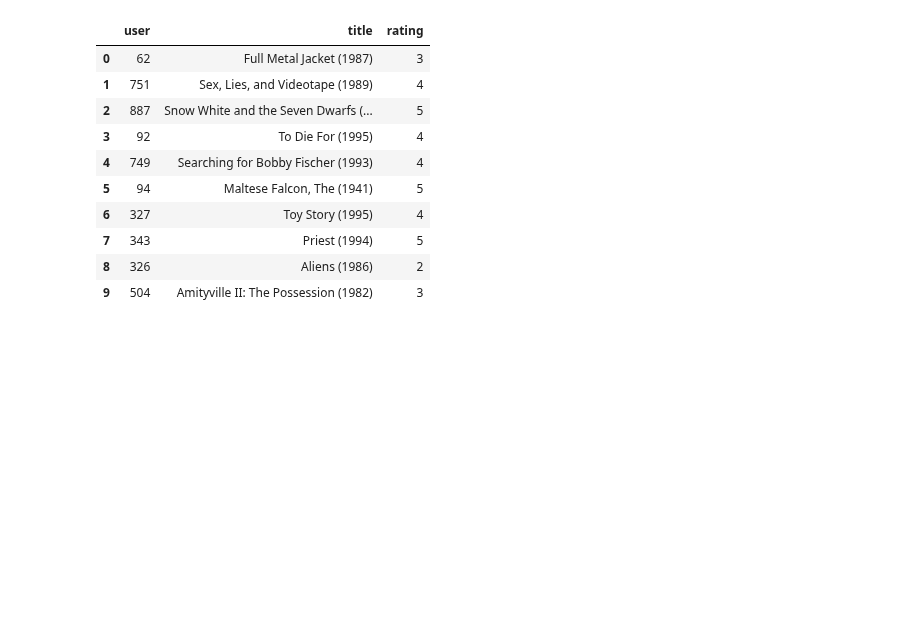
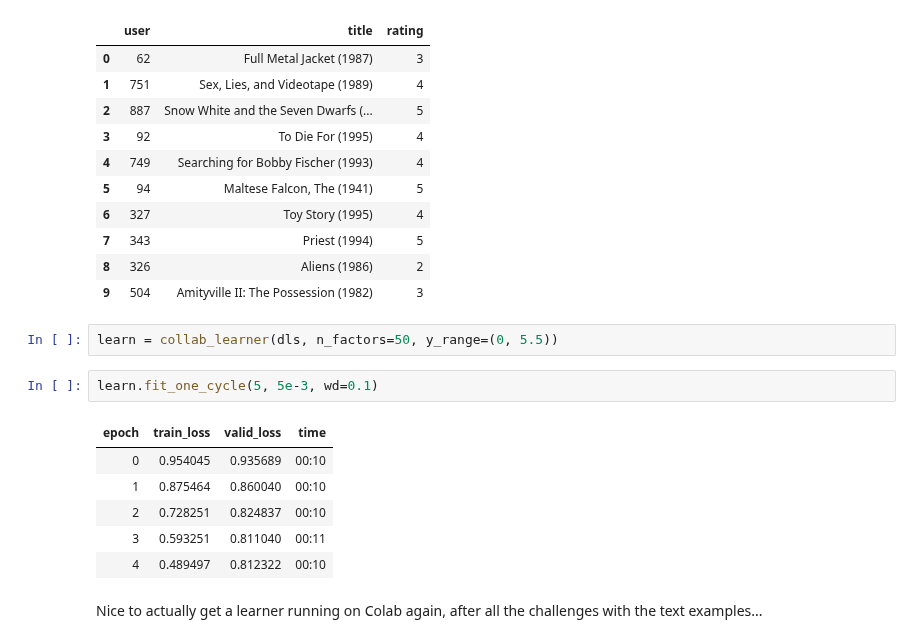
Before and after one commit to flyinacres/fastai-coursework, a Jupyter notebook: collab_tutorial.ipynb, the cells around one changed output. Cells and saved outputs as stored; diff of their text form; blank space fills up the shorter version.

```diff
--- a/collab_tutorial.ipynb
+++ b/collab_tutorial.ipynb
@@ -79,3 +79,16 @@ dls.show_batch()
 | 7 | 343 | Priest (1994) | 5 |
 | 8 | 326 | Aliens (1986) | 2 |
 | 9 | 504 | Amityville II: The Possession (1982) | 3 |
+# %%
+learn = collab_learner(dls, n_factors=50, y_range=(0, 5.5))
+# %%
+learn.fit_one_cycle(5, 5e-3, wd=0.1)
+# %% [output]
+| epoch | train_loss | valid_loss | time |
+| 0 | 0.954045 | 0.935689 | 00:10 |
+| 1 | 0.875464 | 0.860040 | 00:10 |
+| 2 | 0.728251 | 0.824837 | 00:10 |
+| 3 | 0.593251 | 0.811040 | 00:11 |
+| 4 | 0.489497 | 0.812322 | 00:10 |
+# %% [markdown]
+Nice to actually get a learner running on Colab again, after all the challenges with the text examples...
```
Also changed, not shown: parts of 1 cell of this notebook.
